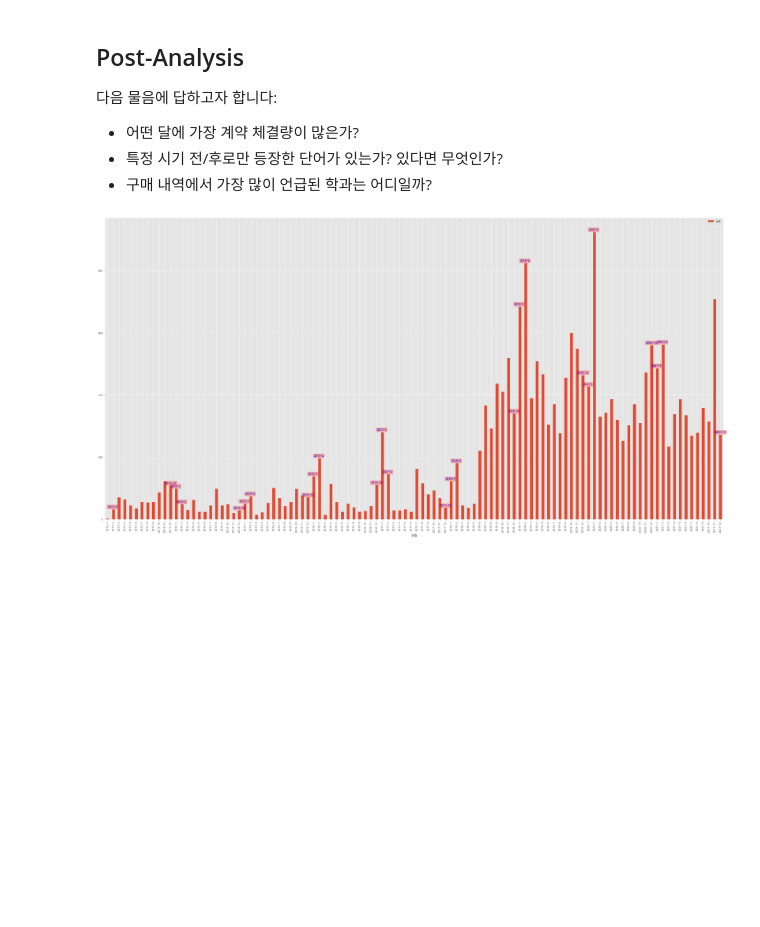
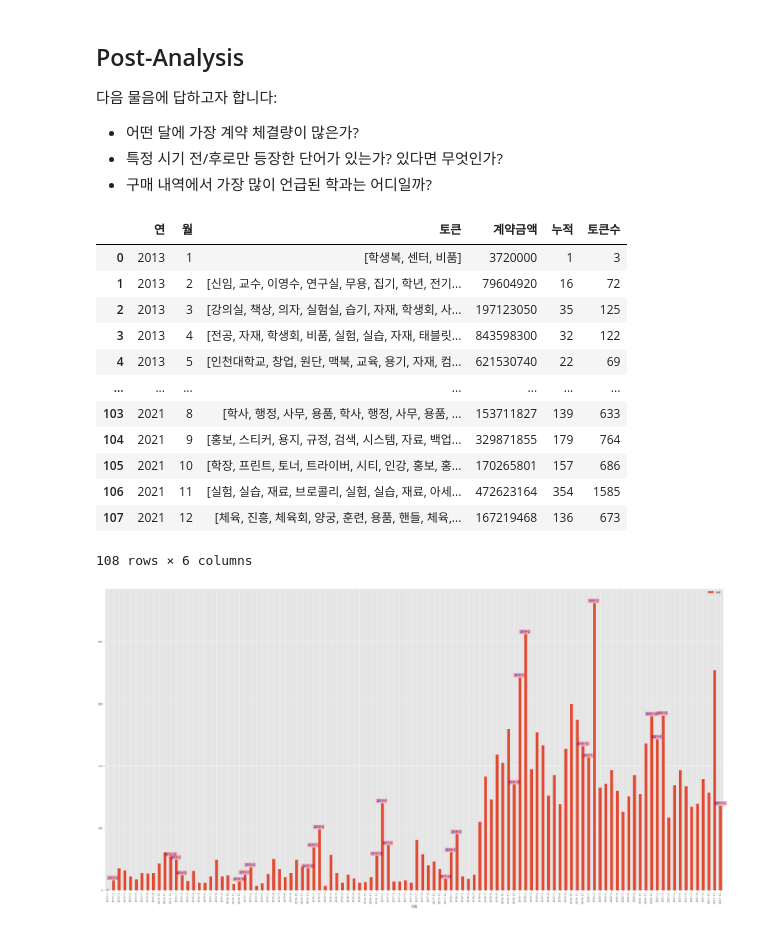
Before and after one commit to potados99/covid-effect, a Jupyter notebook: post-analysis.ipynb, the cells around one changed output. Cells and saved outputs as stored; diff of their text form; code cells hidden in the pictures; blank space fills up the shorter version.

```diff
--- a/post-analysis.ipynb
+++ b/post-analysis.ipynb
@@ -42,6 +42,22 @@ def plot_purchase_volumes():
         if row['월'] in [12, 1, 2]:
             fig.annotate(row['연월'], color='blue', xy=(index - 1, row['누적'] + 3),
                          bbox=dict(boxstyle='round,pad=0.3', fc='red', alpha=0.3))
+# %%
+group_by_year_month()
+# %% [output]
+|  | 연 | 월 | 토큰 | 계약금액 | 누적 | 토큰수 |
+| 0 | 2013 | 1 | [학생복, 센터, 비품] | 3720000 | 1 | 3 |
+| 1 | 2013 | 2 | [신임, 교수, 이영수, 연구실, 무용, 집기, 학년, 전기... | 79604920 | 16 | 72 |
+| 2 | 2013 | 3 | [강의실, 책상, 의자, 실험실, 습기, 자재, 학생회, 사... | 197123050 | 35 | 125 |
+| 3 | 2013 | 4 | [전공, 자재, 학생회, 비품, 실험, 실습, 자재, 태블릿... | 843598300 | 32 | 122 |
+| 4 | 2013 | 5 | [인천대학교, 창업, 원단, 맥북, 교육, 용기, 자재, 컴... | 621530740 | 22 | 69 |
+| ... | ... | ... | ... | ... | ... | ... |
+| 103 | 2021 | 8 | [학사, 행정, 사무, 용품, 학사, 행정, 사무, 용품, ... | 153711827 | 139 | 633 |
+| 104 | 2021 | 9 | [홍보, 스티커, 용지, 규정, 검색, 시스템, 자료, 백업... | 329871855 | 179 | 764 |
+| 105 | 2021 | 10 | [학장, 프린트, 토너, 트라이버, 시티, 인강, 홍보, 홍... | 170265801 | 157 | 686 |
+| 106 | 2021 | 11 | [실험, 실습, 재료, 브로콜리, 실험, 실습, 재료, 아세... | 472623164 | 354 | 1585 |
+| 107 | 2021 | 12 | [체육, 진흥, 체육회, 양궁, 훈련, 용품, 핸들, 체육,... | 167219468 | 136 | 673 |
+108 rows × 6 columns
 # %%
 plot_purchase_volumes()
 # %% [output]
```
Also changed, not shown: parts of 3 cells of this notebook, 11 other files.
